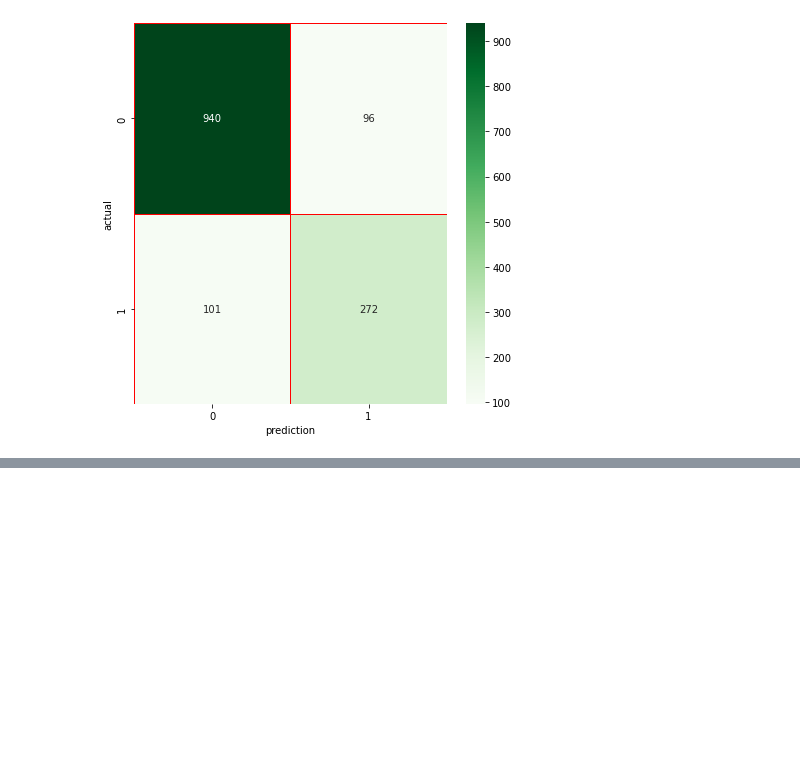
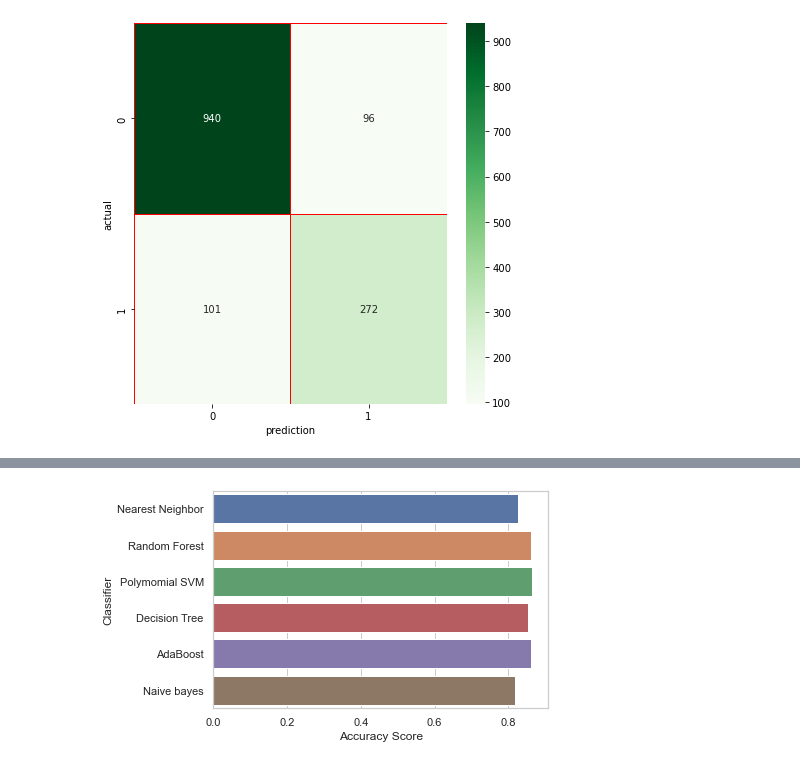
Before and after one commit to Idrix0G/ML_Collaboration, a Jupyter notebook: Untitled.ipynb, the cells around one changed output, grey strips where cells are left out. Saved outputs shown, nothing was run; the diff lists cells and outputs as text; code cells hidden in the pictures; blank space fills up the shorter version.

```diff
--- a/Untitled.ipynb
+++ b/Untitled.ipynb
@@ -170,3 +150,20 @@ plt.ylabel("actual")
 plt.show()
 # %% [output]
 [figure]
+# %%
+from sklearn.neighbors import KNeighborsClassifier
+from sklearn.ensemble import RandomForestClassifier, AdaBoostClassifier
+from sklearn.svm import SVC
+from sklearn.tree import DecisionTreeClassifier
+from sklearn.preprocessing import StandardScaler
+from sklearn.naive_bayes import GaussianNB
+
+name =  ["Nearest Neighbor","Random Forest", "Polymomial SVM", "Decision Tree","AdaBoost", "Naive bayes"]
+
+algorithm = [
+    KNeighborsClassifier(3),
+    RandomForestClassifier(max_depth=5, n_estimators=100),
+    SVC(kernel="linear", C=0.025),
+    DecisionTreeClassifier(max_depth=5),
+    AdaBoostClassifier(n_estimators=100),
+    GaussianNB()]
@@ -172,0 +179,9 @@ plt.show()
+# %%
+#df = pd.DataFrame(columns=['Test Algorithm','Model Score'], dtype=object)
+scores = []
+for algorithm in (algorithm):
+    algorithm.fit(x_train, y_train)
+    score = algorithm.score(x_test, y_test)
+    scores.append(score)
+    #df.loc[col] = [name,scores]
+scores
@@ -172,0 +195,5 @@ plt.show()
+# %%
+df = pd.DataFrame()
+df['Classifier'] = name
+df['Accuracy Score'] = scores
+df
@@ -172,0 +220,5 @@ plt.show()
+# %%
+sns.set(style='whitegrid')
+ax = sns.barplot(y='Classifier', x='Accuracy Score', data=df)
+# %% [output]
+[figure, added]
```
Also changed, not shown: parts of 5 cells of this notebook.
